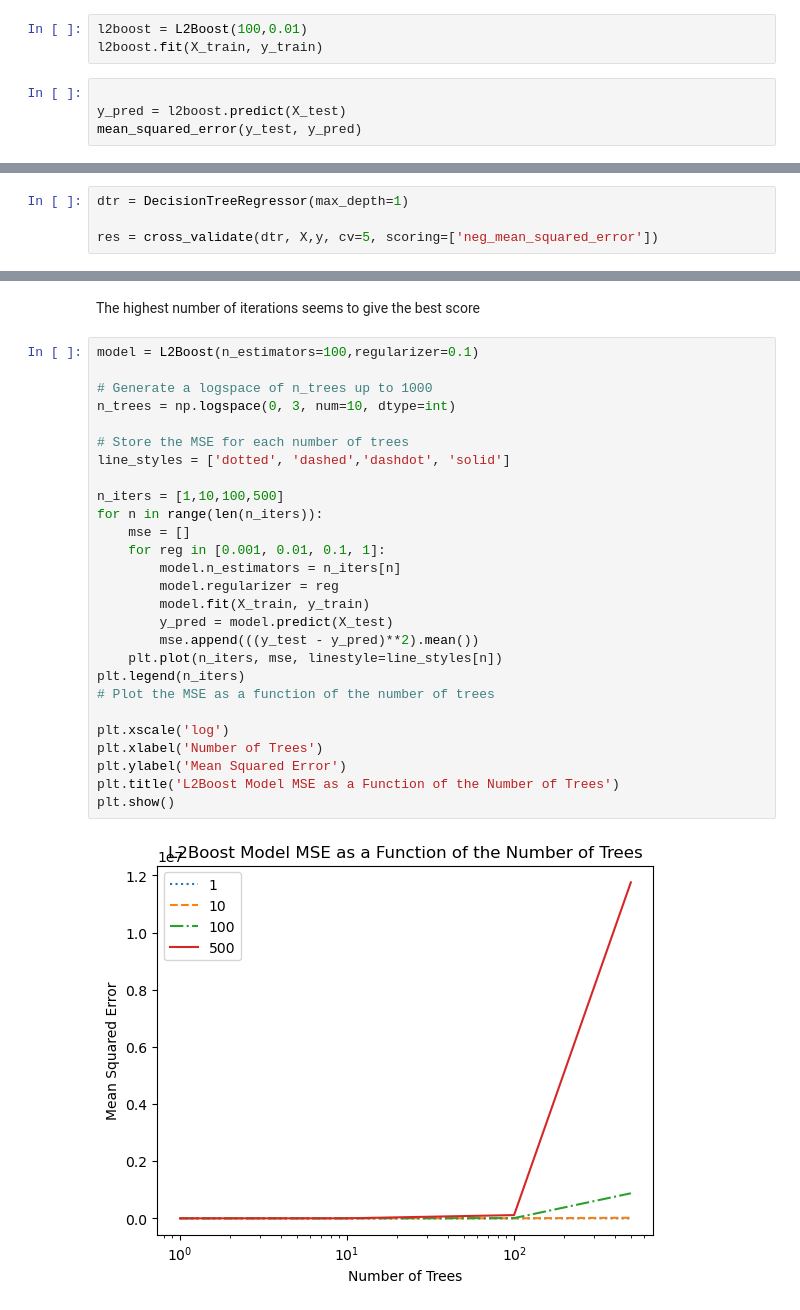
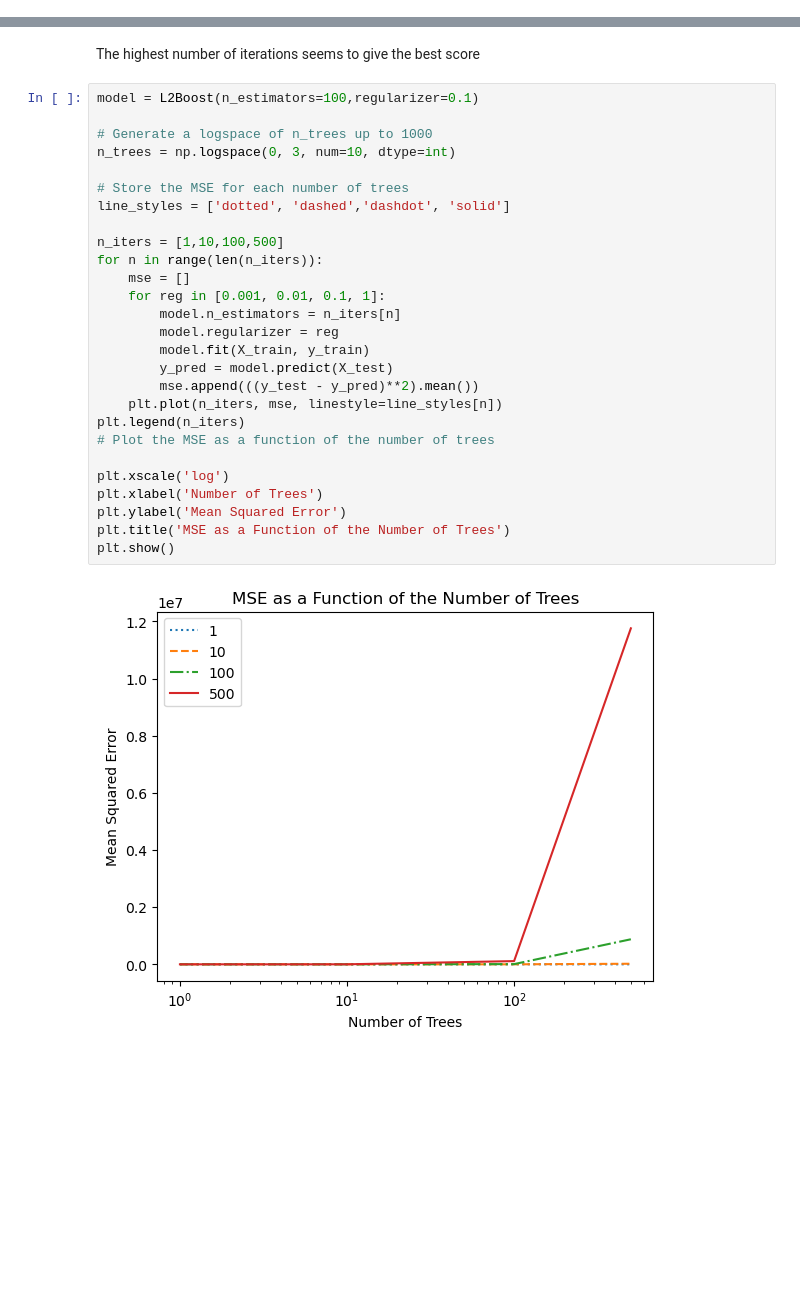
Before and after one commit to tryko/y_data_Itay_asaf_, a Jupyter notebook: Supervised_Learning/week_7_ensemble/Ensemble_Learning_Exercise_Itay&Asaf.ipynb, the cells around one changed output, grey strips where cells are left out. Drawn from its saved outputs; the diff is of its cells as text; blank space fills up the shorter version.

```diff
--- a/Supervised_Learning/week_7_ensemble/Ensemble_Learning_Exercise_Itay&Asaf.ipynb
+++ b/Supervised_Learning/week_7_ensemble/Ensemble_Learning_Exercise_Itay&Asaf.ipynb
@@ -331,10 +331,3 @@ class L2Boost():
         for tree in self.trees:
             y_pred = y_pred + self.regularizer * tree.predict(X)
         return y_pred
-# %%
-l2boost = L2Boost(100,0.01)
-l2boost.fit(X_train, y_train)
-# %%
-
-y_pred = l2boost.predict(X_test)
-mean_squared_error(y_test, y_pred)
@@ -343,7 +334,3 @@ mean_squared_error(y_test, y_pred)
-# %%
-dtr = DecisionTreeRegressor(max_depth=1)
-
-res = cross_validate(dtr, X,y, cv=5, scoring=['neg_mean_squared_error'])
 # %%
 max_depths = [2, 5, 10, 15, 75, 100,200]
 scores = []
@@ -379,29 +366,29 @@ The highest number of iterations seems to give the best score
 # %%
 model = L2Boost(n_estimators=100,regularizer=0.1)
 
 # Generate a logspace of n_trees up to 1000
 n_trees = np.logspace(0, 3, num=10, dtype=int)
 
 # Store the MSE for each number of trees
 line_styles = ['dotted', 'dashed','dashdot', 'solid']
 
 n_iters = [1,10,100,500]
 for n in range(len(n_iters)):
     mse = []
     for reg in [0.001, 0.01, 0.1, 1]:
         model.n_estimators = n_iters[n]
         model.regularizer = reg
         model.fit(X_train, y_train)
         y_pred = model.predict(X_test)
         mse.append(((y_test - y_pred)**2).mean())
     plt.plot(n_iters, mse, linestyle=line_styles[n])
 plt.legend(n_iters)
 # Plot the MSE as a function of the number of trees
 
 plt.xscale('log')
 plt.xlabel('Number of Trees')
 plt.ylabel('Mean Squared Error')
-plt.title('L2Boost Model MSE as a Function of the Number of Trees')
+plt.title('MSE as a Function of the Number of Trees')
 plt.show()
 # %% [output]
-[figure, old version]
+[figure, new version]
```
Also changed, not shown: parts of 1 cell of this notebook, 7 other files.
